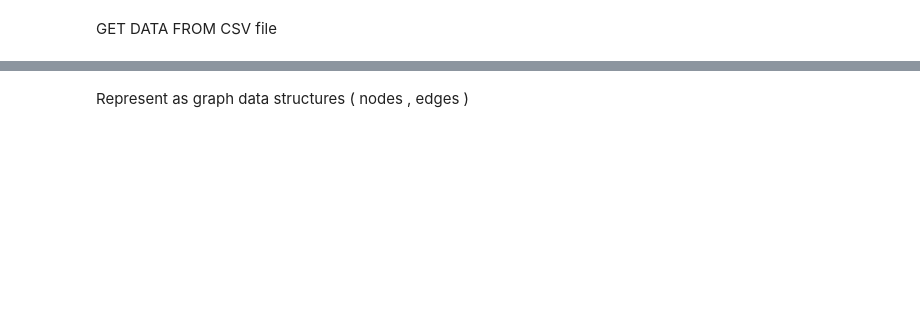
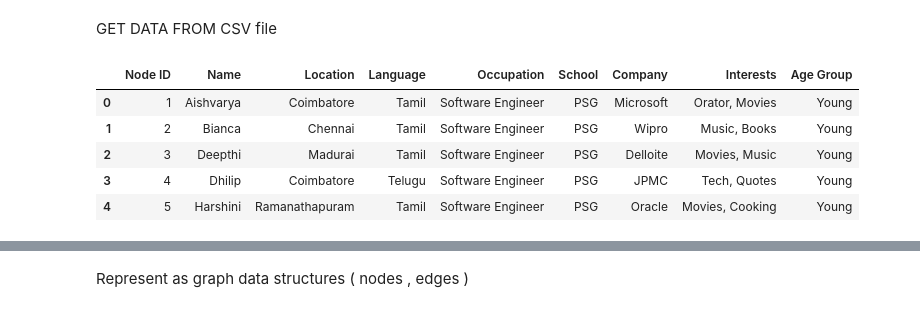
Before and after one commit to SwethaMagesh/Friend-Suggestion-using-AI, a Jupyter notebook: AI_LAB_Friend_Suggestion_System_for_Social_Networks.ipynb, the cells around one changed output, grey strips where cells are left out. Saved outputs shown, nothing was run; the diff lists cells and outputs as text; code cells hidden in the pictures; blank space fills up the shorter version.

```diff
--- a/AI_LAB_Friend_Suggestion_System_for_Social_Networks.ipynb
+++ b/AI_LAB_Friend_Suggestion_System_for_Social_Networks.ipynb
@@ -8,2 +9,17 @@ import mathplotlib as plt
 # %% [markdown]
 GET DATA FROM CSV file
+# %%
+
+edge_list_df = pd.read_csv("/content/Temporary Data - Edges.csv")
+
+
+
+node_list_df = pd.read_csv("/content/Temporary Data - Node details.csv")
+node_list_df.head()
+# %% [output]
+|  | Node ID | Name | Location | Language | Occupation | School | Company | Interests | Age Group |
+| 0 | 1 | Aishvarya | Coimbatore | Tamil | Software Engineer | PSG | Microsoft | Orator, Movies | Young |
+| 1 | 2 | Bianca | Chennai | Tamil | Software Engineer | PSG | Wipro | Music, Books | Young |
+| 2 | 3 | Deepthi | Madurai | Tamil | Software Engineer | PSG | Delloite | Movies, Music | Young |
+| 3 | 4 | Dhilip | Coimbatore | Telugu | Software Engineer | PSG | JPMC | Tech, Quotes | Young |
+| 4 | 5 | Harshini | Ramanathapuram | Tamil | Software Engineer | PSG | Oracle | Movies, Cooking | Young |
```
Also changed, not shown: parts of 7 cells of this notebook.
